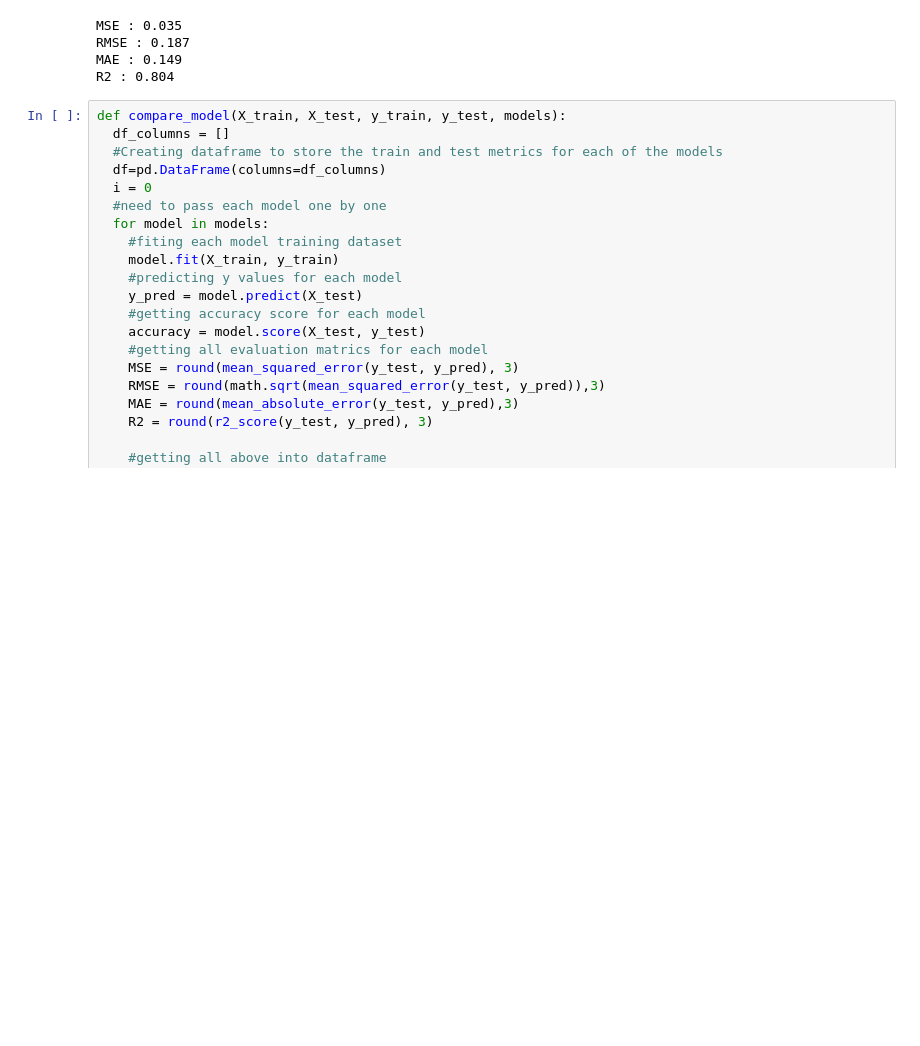
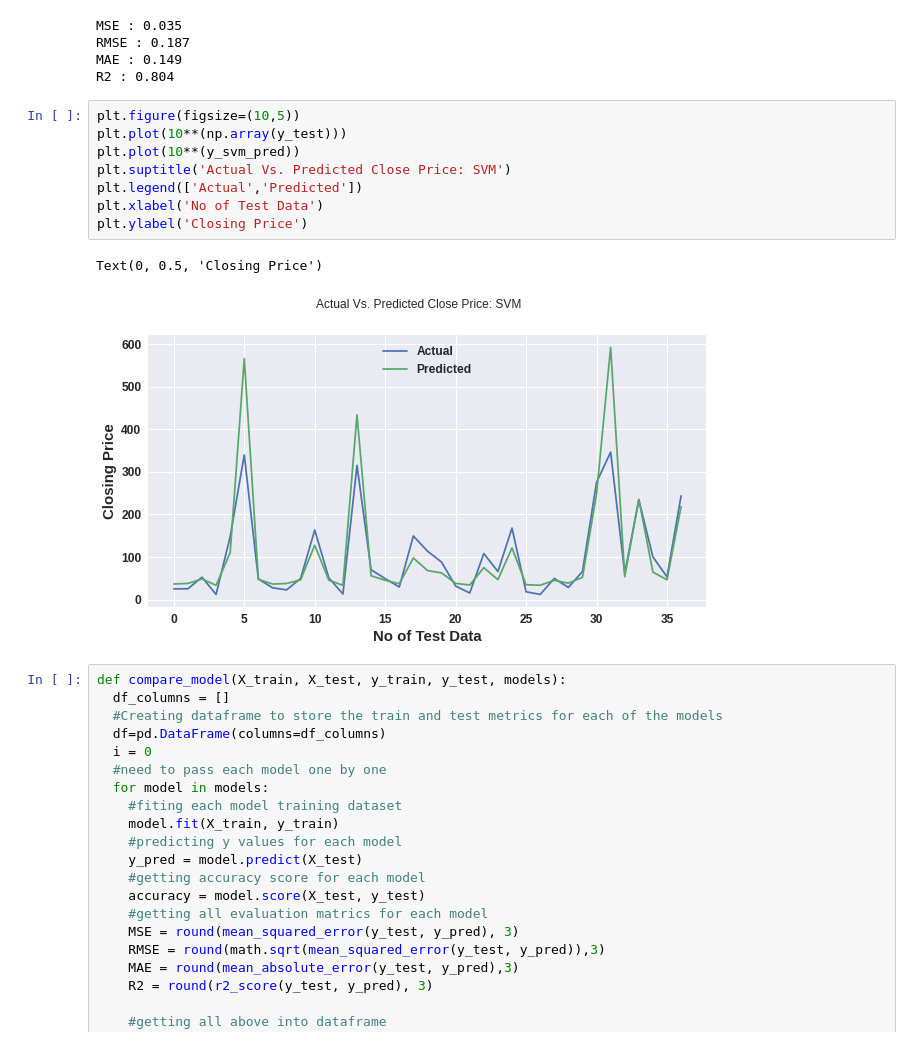
Before and after one commit to priyabodke41/Regression_capstone_project, a Jupyter notebook: Regression_capstone_project.ipynb, the cells around one changed output. Drawn from its saved outputs; the diff is of its cells as text; blank space fills up the shorter version.

```diff
--- a/Regression_capstone_project.ipynb
+++ b/Regression_capstone_project.ipynb
@@ -576,6 +576,17 @@ MSE : 0.035
 RMSE : 0.187
 MAE : 0.149
 R2 : 0.804
+# %%
+plt.figure(figsize=(10,5))
+plt.plot(10**(np.array(y_test)))
+plt.plot(10**(y_svm_pred))
+plt.suptitle('Actual Vs. Predicted Close Price: SVM')
+plt.legend(['Actual','Predicted'])
+plt.xlabel('No of Test Data')
+plt.ylabel('Closing Price')
+# %% [output]
+Text(0, 0.5, 'Closing Price')
+[figure, added]
 # %%
 def compare_model(X_train, X_test, y_train, y_test, models):
   df_columns = []
```
Also changed, not shown: parts of 4 cells of this notebook.
